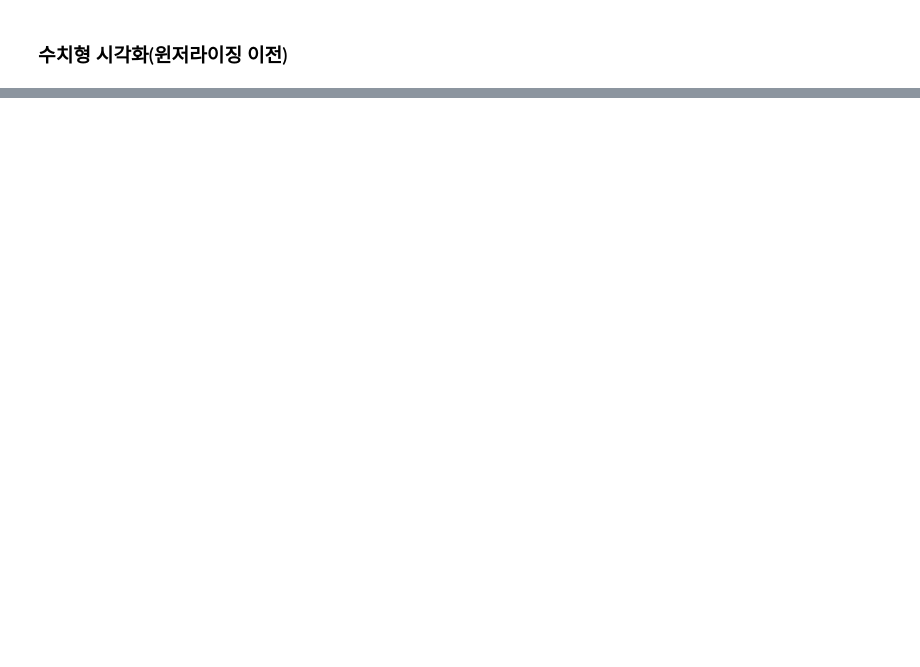
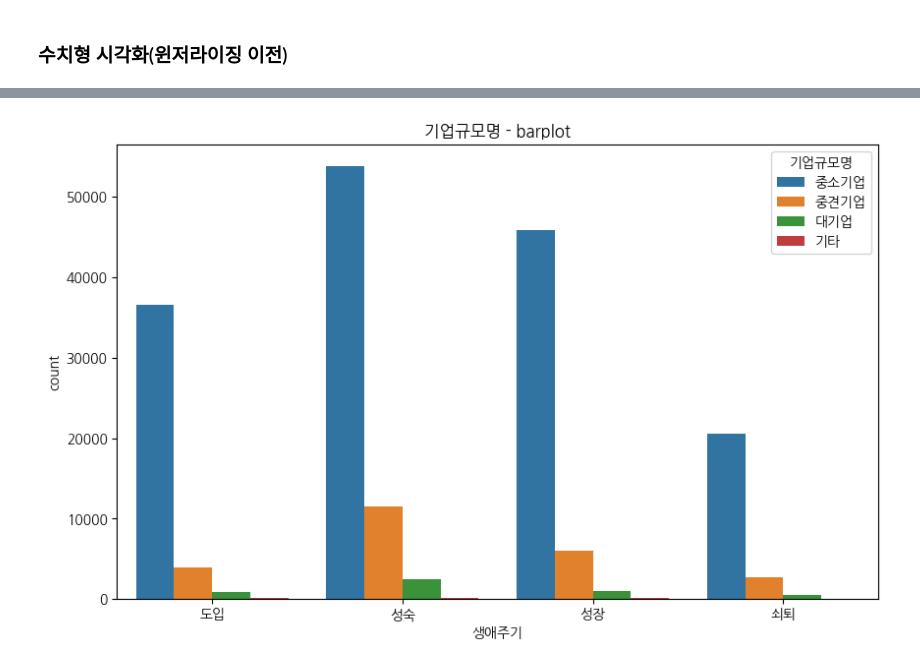
Before and after one commit to busiri/busil, a Jupyter notebook: 2단계(EDA).ipynb, the cells around one changed output, grey strips where cells are left out. Saved outputs shown, nothing was run; the diff lists cells and outputs as text; code cells hidden in the pictures; blank space fills up the shorter version.

```diff
--- a/2단계(EDA).ipynb
+++ b/2단계(EDA).ipynb
@@ -207,14 +253,16 @@ plt.show()
 # %%
 target_col = '기업규모명'  # 원하는 변수명
-stage_order = ["도입기", "성숙기", "성장기", "쇠퇴기"]
+stage_order = ["도입", "성숙", "성장", "쇠퇴"]
 
 df_w1 = pd.concat([
-    pd.read_csv(f"생애주기별_CSV/raw_{stage}.csv").assign(생애주기=stage)
+    pd.read_csv(f"/content/eda{stage}.csv").assign(생애주기=stage)
     for stage in stage_order
 ], ignore_index=True)
 
 # barplot 시각화
 plt.figure(figsize=(10, 6))
-sns.barplot(data=df_w1, x='생애주기', y=target_col, order=stage_order)
+sns.countplot(data=df_w1, x='생애주기', hue=target_col, order=stage_order)
 plt.title(f"{target_col} - barplot")
 plt.show()
+# %% [output]
+[figure, added]
```
Also changed, not shown: parts of 8 cells of this notebook.
